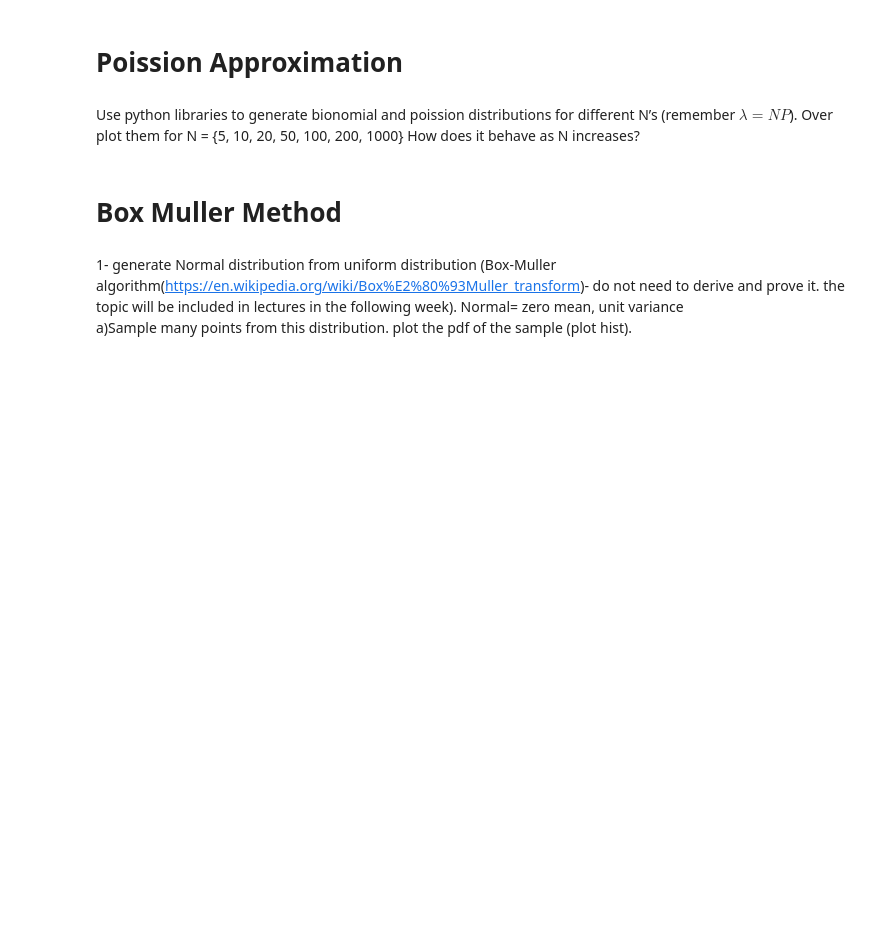
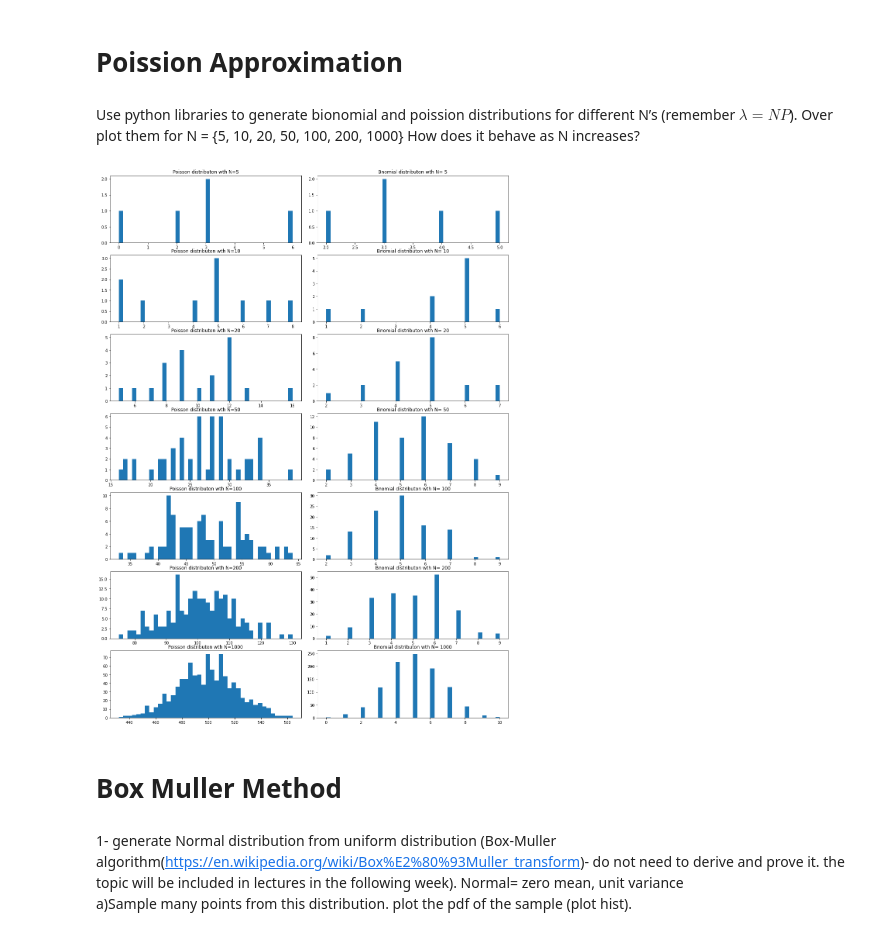
Before and after one commit to SBUDataAnalysis/hw2-Amirreza-A-1377, a Jupyter notebook: Data_Analysis_HW1.ipynb, the cells around one changed output. Saved outputs shown, nothing was run; the diff lists cells and outputs as text; code cells hidden in the pictures; blank space fills up the shorter version.

```diff
--- a/Data_Analysis_HW1.ipynb
+++ b/Data_Analysis_HW1.ipynb
@@ -53,3 +174,25 @@ How does it behave as N increases?
+# %%
+#code here
+
+fig, axs = plt.subplots(7,2,figsize=(15,20))
+
+fig.tight_layout()
+pl=0
+#Now sampling:
+for i in [5,10,20,50,100,200,1000]:
+  Po=np.random.poisson(0.5*i,i)
+  Bi=np.random.binomial(10,0.5,size=i)
+  axs[pl,0].hist(Po,bins=40)
+
+  axs[pl,1].hist(Bi,bins=40)
+
+  axs[pl,0].set_title("Poisson distributon wth N="+ str(i))
+  axs[pl,1].set_title("Bnomial distributon wth N= "+ str(i))
+  pl=pl+1
+plt.show()
+#In both cases,these distributions seem to "Converge" on a certain point,namely,the point that is most probable to happen.
+# %% [output]
+[figure, added]
 # %% [markdown]
 # Box Muller Method
 # %% [markdown]
```
Also changed, not shown: parts of 25 cells of this notebook.
